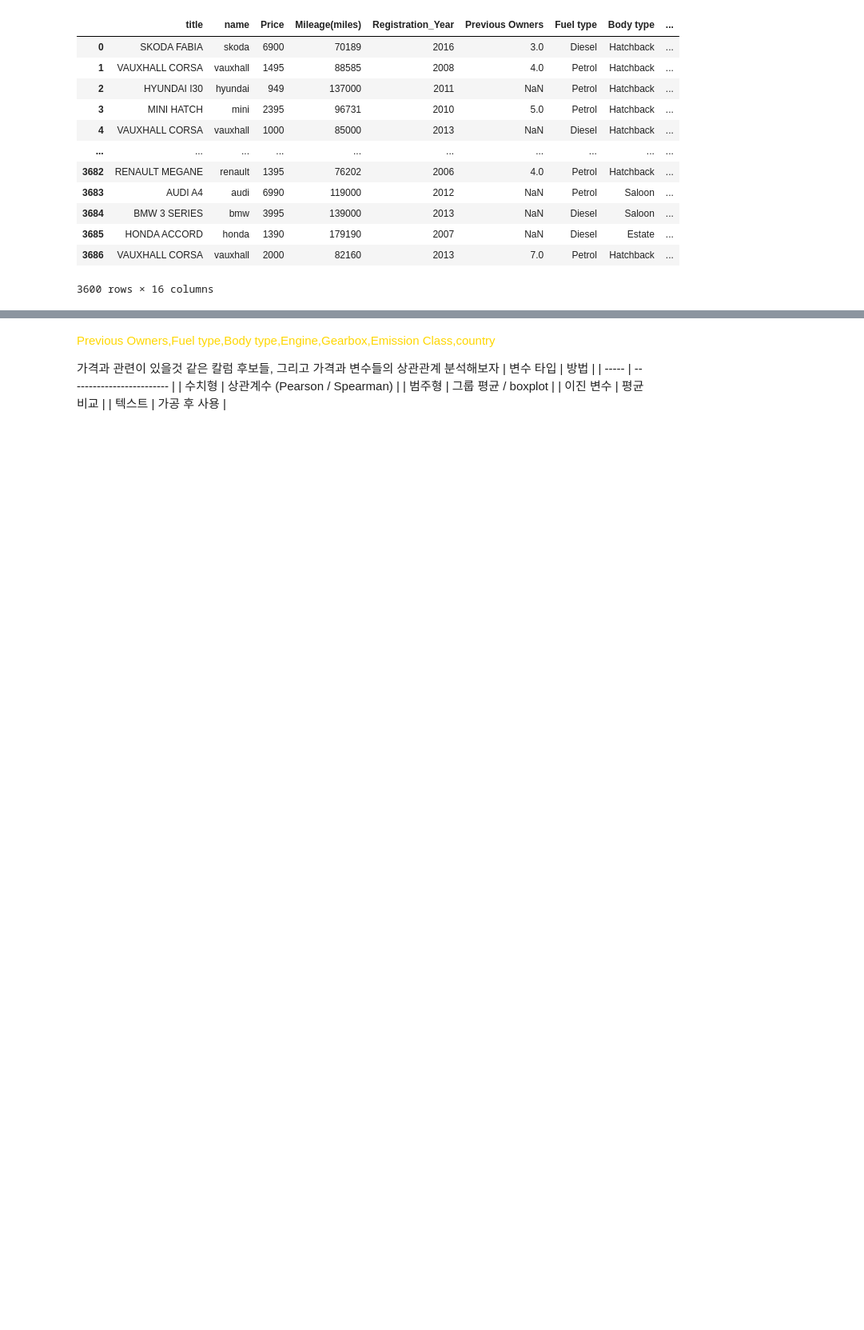
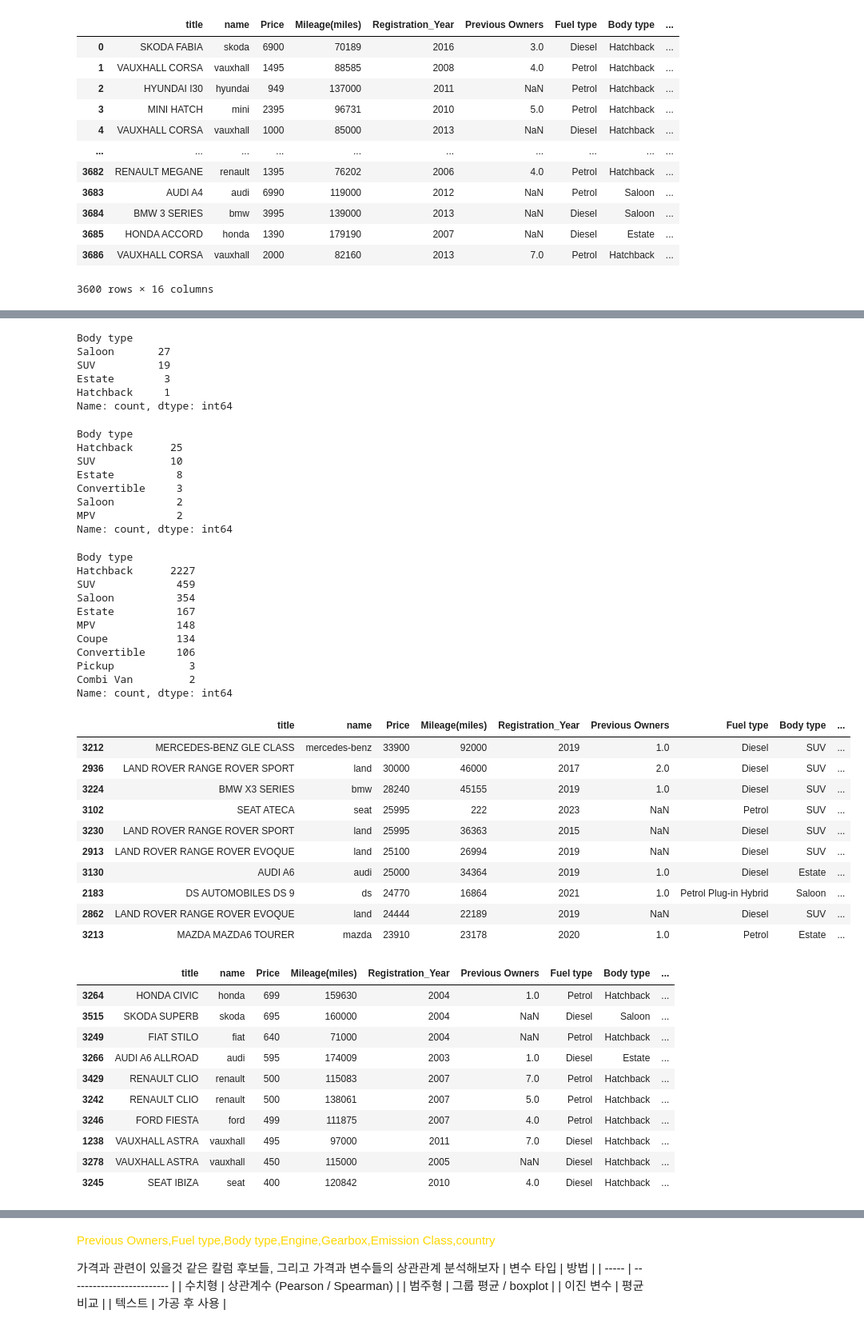
Before and after one commit to jojos0501/da5, a Jupyter notebook: 0206_DataTransformation/day2_project_조수경.ipynb, the cells around one changed output, grey strips where cells are left out. Shown at 80% size. Saved outputs shown, nothing was run; the diff lists cells and outputs as text; code cells hidden in the pictures; blank space fills up the shorter version.

```diff
--- a/0206_DataTransformation/day2_project_조수경.ipynb
+++ b/0206_DataTransformation/day2_project_조수경.ipynb
@@ -623,0 +630,64 @@ Index(['title', 'name', 'Price', 'Mileage(miles)', 'Registration_Year',
+# %%
+# 하위 50개 정렬(내림차순/오름차순 정렬 변수 생성)
+bottom50 = car_df.sort_values("Price", ascending=True).head(50)  #가격기준 내림차순 정렬 변수 생성
+top50 = car_df.sort_values("Price", ascending=False).head(50)
+top_all = car_df.sort_values("Price", ascending=False)  #가격기준 오름차순 전체
+
+
+# # 가격기준 오름차순으로 바디타입을 보겠다. 노말라이즈=true는 비율을 보겠다
+display(top50["Body type"].value_counts(normalize=False))
+display(bottom50["Body type"].value_counts(normalize=False))
+display(top_all["Body type"].value_counts(normalize=False))
+
+
+display(top_all.head(10))   # 가장 비싼 차 10대
+display(top_all.tail(10))   # 가장 싼 차 10대
+# display(car_df.sort_values(by='Price', ascending=True).head(50))
+# %% [output]
+Body type
+Saloon       27
+SUV          19
+Estate        3
+Hatchback     1
+Name: count, dtype: int64
+Body type
+Hatchback      25
+SUV            10
+Estate          8
+Convertible     3
+Saloon          2
+MPV             2
+Name: count, dtype: int64
+Body type
+Hatchback      2227
+SUV             459
+Saloon          354
+Estate          167
+MPV             148
+Coupe           134
+Convertible     106
+Pickup            3
+Combi Van         2
+Name: count, dtype: int64
+|  | title | name | Price | Mileage(miles) | Registration_Year | Previous Owners | Fuel type | Body type | ... |
+| 3212 | MERCEDES-BENZ GLE CLASS | mercedes-benz | 33900 | 92000 | 2019 | 1.0 | Diesel | SUV | ... |
+| 2936 | LAND ROVER RANGE ROVER SPORT | land | 30000 | 46000 | 2017 | 2.0 | Diesel | SUV | ... |
+| 3224 | BMW X3 SERIES | bmw | 28240 | 45155 | 2019 | 1.0 | Diesel | SUV | ... |
+| 3102 | SEAT ATECA | seat | 25995 | 222 | 2023 | NaN | Petrol | SUV | ... |
+| 3230 | LAND ROVER RANGE ROVER SPORT | land | 25995 | 36363 | 2015 | NaN | Diesel | SUV | ... |
+| 2913 | LAND ROVER RANGE ROVER EVOQUE | land | 25100 | 26994 | 2019 | NaN | Diesel | SUV | ... |
+| 3130 | AUDI A6 | audi | 25000 | 34364 | 2019 | 1.0 | Diesel | Estate | ... |
+| 2183 | DS AUTOMOBILES DS 9 | ds | 24770 | 16864 | 2021 | 1.0 | Petrol Plug-in Hybrid | Saloon | ... |
+| 2862 | LAND ROVER RANGE ROVER EVOQUE | land | 24444 | 22189 | 2019 | NaN | Diesel | SUV | ... |
+| 3213 | MAZDA MAZDA6 TOURER | mazda | 23910 | 23178 | 2020 | 1.0 | Petrol | Estate | ... |
+|  | title | name | Price | Mileage(miles) | Registration_Year | Previous Owners | Fuel type | Body type | ... |
+| 3264 | HONDA CIVIC | honda | 699 | 159630 | 2004 | 1.0 | Petrol | Hatchback | ... |
+| 3515 | SKODA SUPERB | skoda | 695 | 160000 | 2004 | NaN | Diesel | Saloon | ... |
+| 3249 | FIAT STILO | fiat | 640 | 71000 | 2004 | NaN | Petrol | Hatchback | ... |
+| 3266 | AUDI A6 ALLROAD | audi | 595 | 174009 | 2003 | 1.0 | Diesel | Estate | ... |
+| 3429 | RENAULT CLIO | renault | 500 | 115083 | 2007 | 7.0 | Petrol | Hatchback | ... |
+| 3242 | RENAULT CLIO | renault | 500 | 138061 | 2007 | 5.0 | Petrol | Hatchback | ... |
+| 3246 | FORD FIESTA | ford | 499 | 111875 | 2007 | 4.0 | Petrol | Hatchback | ... |
+| 1238 | VAUXHALL ASTRA | vauxhall | 495 | 97000 | 2011 | 7.0 | Diesel | Hatchback | ... |
+| 3278 | VAUXHALL ASTRA | vauxhall | 450 | 115000 | 2005 | NaN | Diesel | Hatchback | ... |
+| 3245 | SEAT IBIZA | seat | 400 | 120842 | 2010 | 4.0 | Diesel | Hatchback | ... |
```
Also changed, not shown: parts of 10 cells of this notebook.
